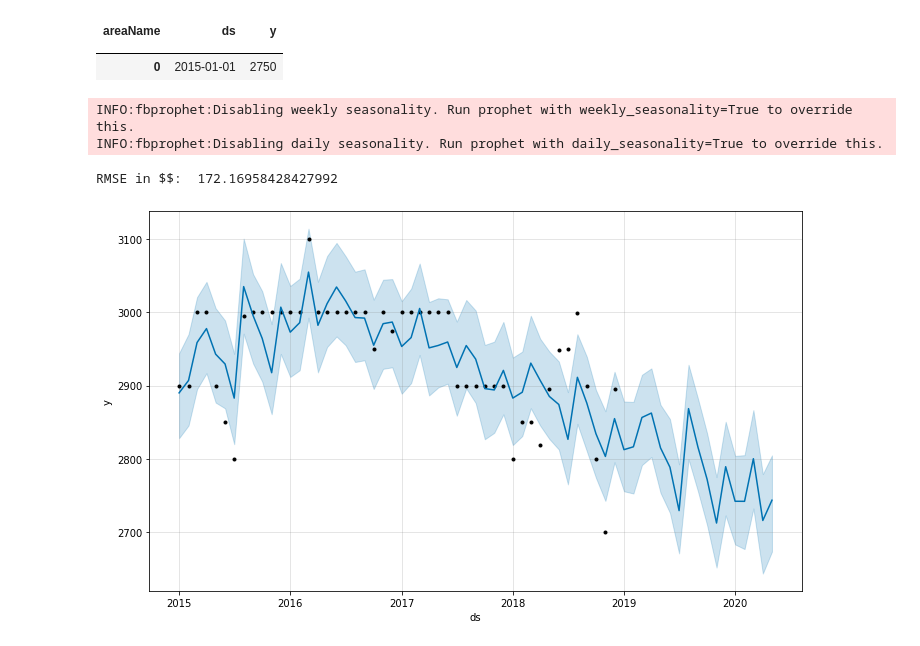
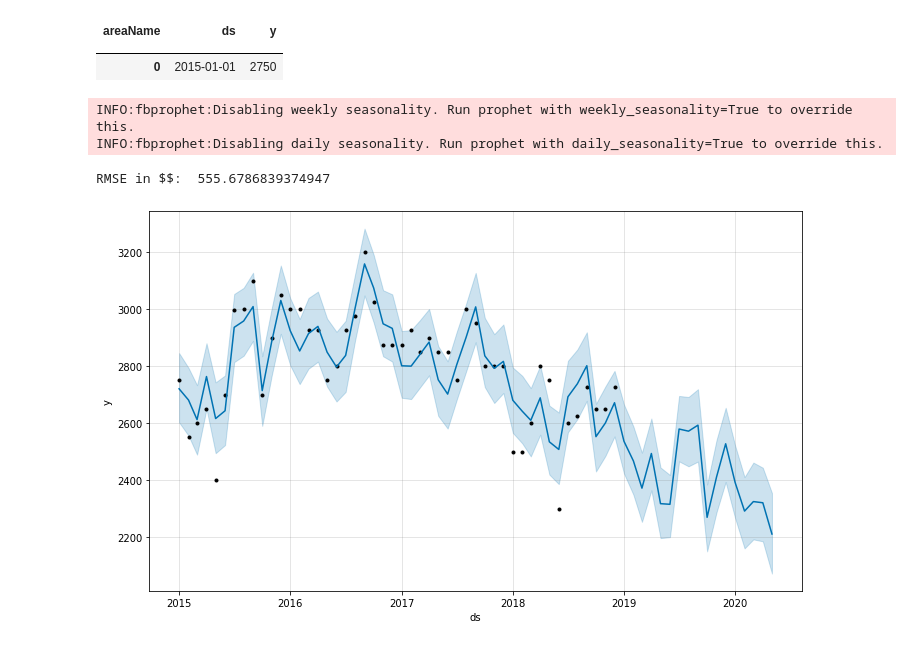
Before and after one commit to jbuenaseda/streeteasy_time_series, a Jupyter notebook: sunnyside_rent.ipynb, the cells around one changed output. Cells and saved outputs as stored; diff of their text form; code cells hidden in the pictures.

```diff
--- a/sunnyside_rent.ipynb
+++ b/sunnyside_rent.ipynb
@@ -772,22 +770,22 @@ s_3br_train.rename(columns = {'index':'ds'}, inplace=True)
 # %%
 s_3br_prophet = Prophet().fit(s_3br_train)
 
 future_s_3br = s_3br_prophet.make_future_dataframe(periods=17,freq = 'MS')
 forecast_s_3br = s_3br_prophet.predict(future_s_3br)
 forecast_s_3br.tail()
 
-fig1_s_3br = ast_3br_prophet.plot(forecast_ast_3br)
+fig1_s_3br = s_3br_prophet.plot(forecast_s_3br)
 
-preds_ast_3br = forecast_ast_3br[48:][['ds','yhat']].set_index('ds')
-preds_ast_3br.head()
+preds_s_3br = forecast_s_3br[48:][['ds','yhat']].set_index('ds')
+preds_s_3br.head()
 
-preds_ast_3br_df = pd.concat([ast_3br_test ,preds_ast_3br],axis = 1)
-preds_ast_3br_df.head()
+preds_s_3br_df = pd.concat([s_3br_test ,preds_s_3br],axis = 1)
+preds_s_3br_df.head()
 
-error_prophet_3br = np.sqrt(sum((preds_ast_3br_df['y'] - preds_ast_3br_df['yhat'])**2)/len(preds_ast_3br_df))
+error_prophet_3br = np.sqrt(sum((preds_s_3br_df['y'] - preds_s_3br_df['yhat'])**2)/len(preds_s_3br_df))
 print('RMSE in $$: ', error_prophet_3br)
 # %% [output]
 INFO:fbprophet:Disabling weekly seasonality. Run prophet with weekly_seasonality=True to override this.
 INFO:fbprophet:Disabling daily seasonality. Run prophet with daily_seasonality=True to override this.
-RMSE in $$:  172.16958428427992
+RMSE in $$:  555.6786839374947
-[figure, old version]
+[figure, new version]
```
Also changed, not shown: parts of 4 cells of this notebook, 2 other files.
